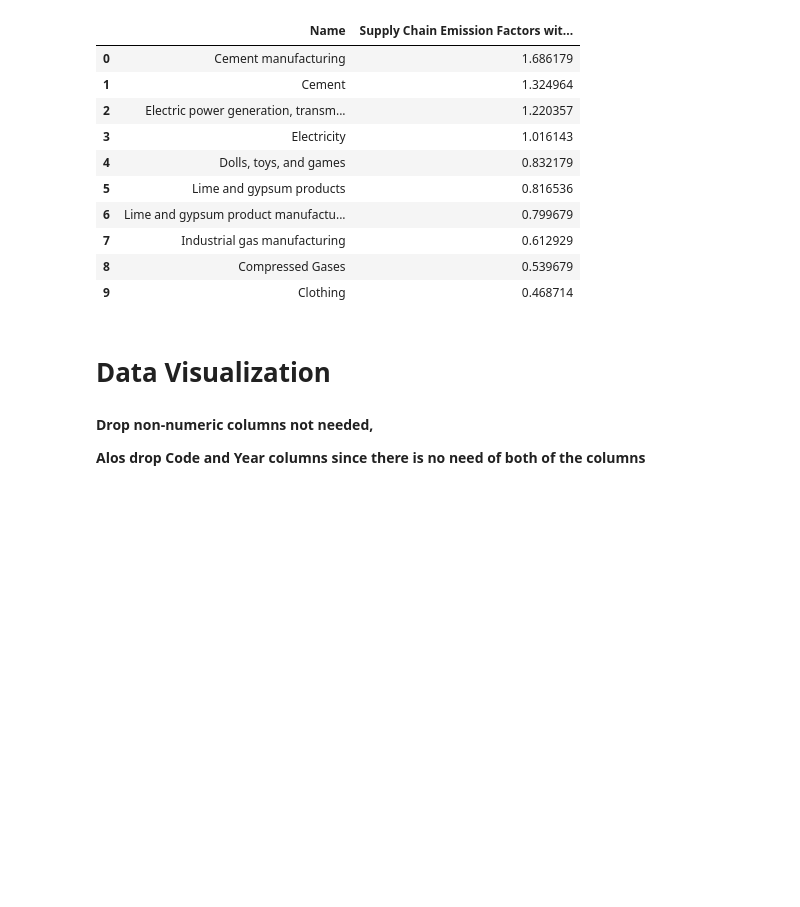
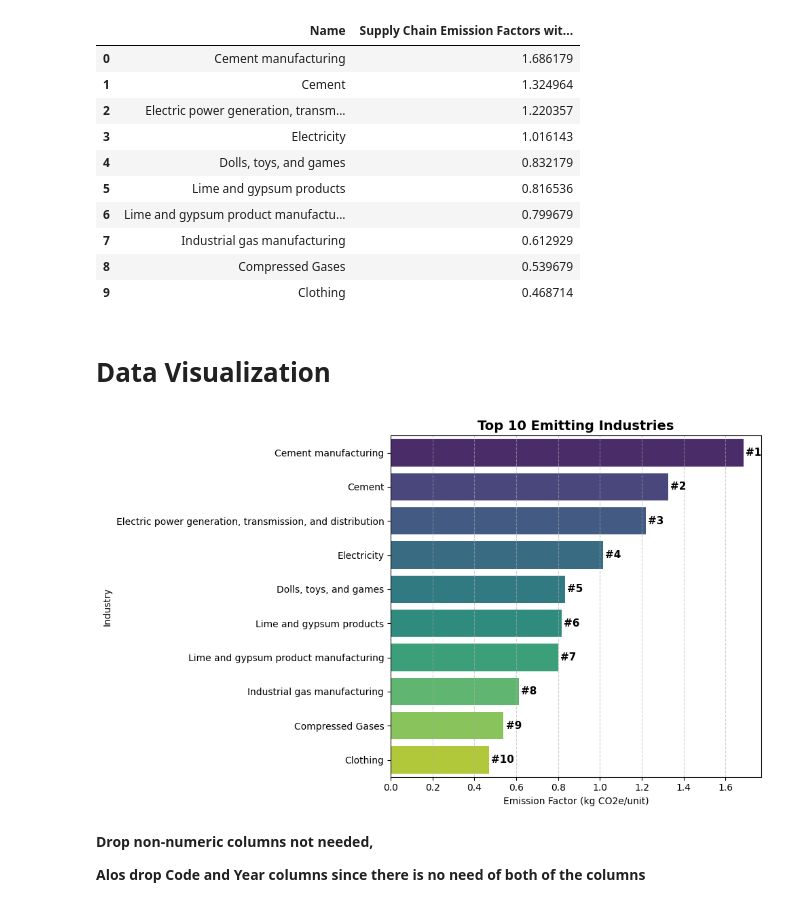
Before and after one commit to RajBhadani/GHG_Emission_Prediction, a Jupyter notebook: Green_House_Gas_Emission_Prediction.ipynb, the cells around one changed output. Cells and saved outputs as stored; diff of their text form; code cells hidden in the pictures; blank space fills up the shorter version.

```diff
--- a/Green_House_Gas_Emission_Prediction.ipynb
+++ b/Green_House_Gas_Emission_Prediction.ipynb
@@ -463,28 +464,31 @@ top_emitters
 # %%
 # Plotting the top 10 emitting industries
 
 
-plt.figure(figsize=(10,6))
+fig = plt.figure(figsize=(10,6))
 # Example: Top emitting industries (already grouped)
 sns.barplot(
     x='Supply Chain Emission Factors with Margins',
     y='Name',
     data=top_emitters,
     hue='Name',
     palette='viridis'  # Use 'Blues', 'viridis', etc., for other color maps
 )
 
 # Add ranking labels (1, 2, 3...) next to bars
 for i, (value, name) in enumerate(zip(top_emitters['Supply Chain Emission Factors with Margins'], top_emitters.index), start=1):
     plt.text(value + 0.01, i - 1, f'#{i}', va='center', fontsize=11, fontweight='bold', color='black')
 
 plt.title('Top 10 Emitting Industries', fontsize=14, fontweight='bold') # Title of the plot
 plt.xlabel('Emission Factor (kg CO2e/unit)') # X-axis label
 plt.ylabel('Industry') # Y-axis label
 plt.grid(axis='x', linestyle='--', alpha=0.6) # Adding grid lines for better readability
 plt.tight_layout() # Adjust layout to prevent overlap
 
 plt.show()
+fig.savefig("Top_10_emitting_industries.png")
+# %% [output]
+[figure, added]
 # %% [markdown]
 **Drop non-numeric columns not needed,**
 
```
Also changed, not shown: parts of 5 cells of this notebook.
